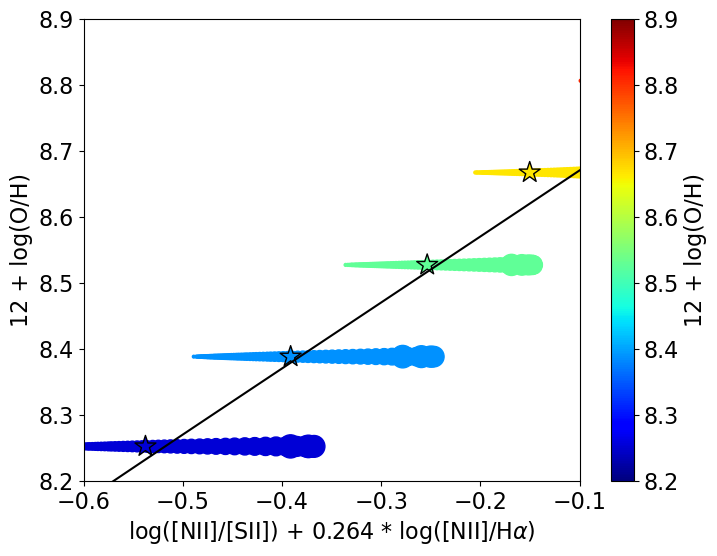
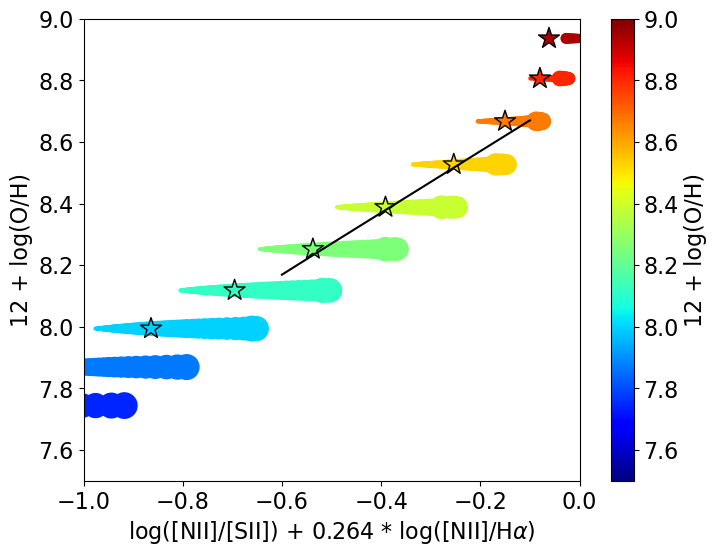
Code edit (unified diff) that turned the first committed figure into the second:
--- before
+++ after
@@ -1,9 +1,10 @@
 # Compare to Easeman+24
 f, ax = plt.subplots(1, 1, figsize=(8, 6))
-M3D.plot_BPT('N2S2Ha', None, '12OHs', None, ylim=(8.2, 8.9), xlim=(-0.6, -0.1), ylog=False, ax=ax)
+M3D.plot_BPT('N2S2Ha', None, '12OHs', None, ylim=(7.5, 9), xlim=(-0.6, -0.1), ylog=False, ax=ax)
 x = np.linspace(-0.6, -0.1, 100)
 y = 8.77 + x + 0.45 * (x + 0.3)**5
 ax.plot(x, y, c='k')
 ax.set_xlabel(r'log([NII]/[SII]) + 0.264 * log([NII]/H$\alpha$)')
-#ax.set_xlim(-0.5, 0.5)
+ax.set_xlim(-1, 0.)
+ax.set_ylim(7.5, 9)
 f.savefig('N2S2Ha_OH_calibration.pdf')

Commit: updates before GH26